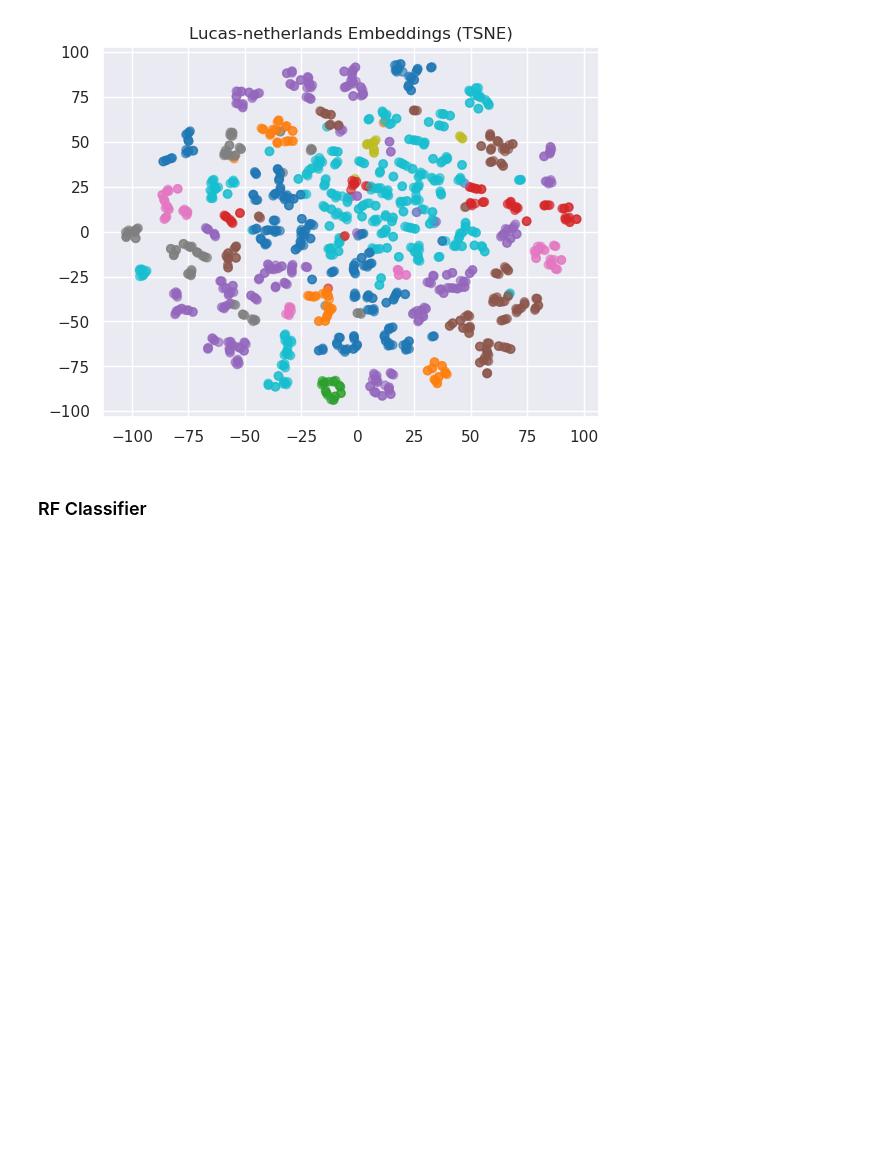
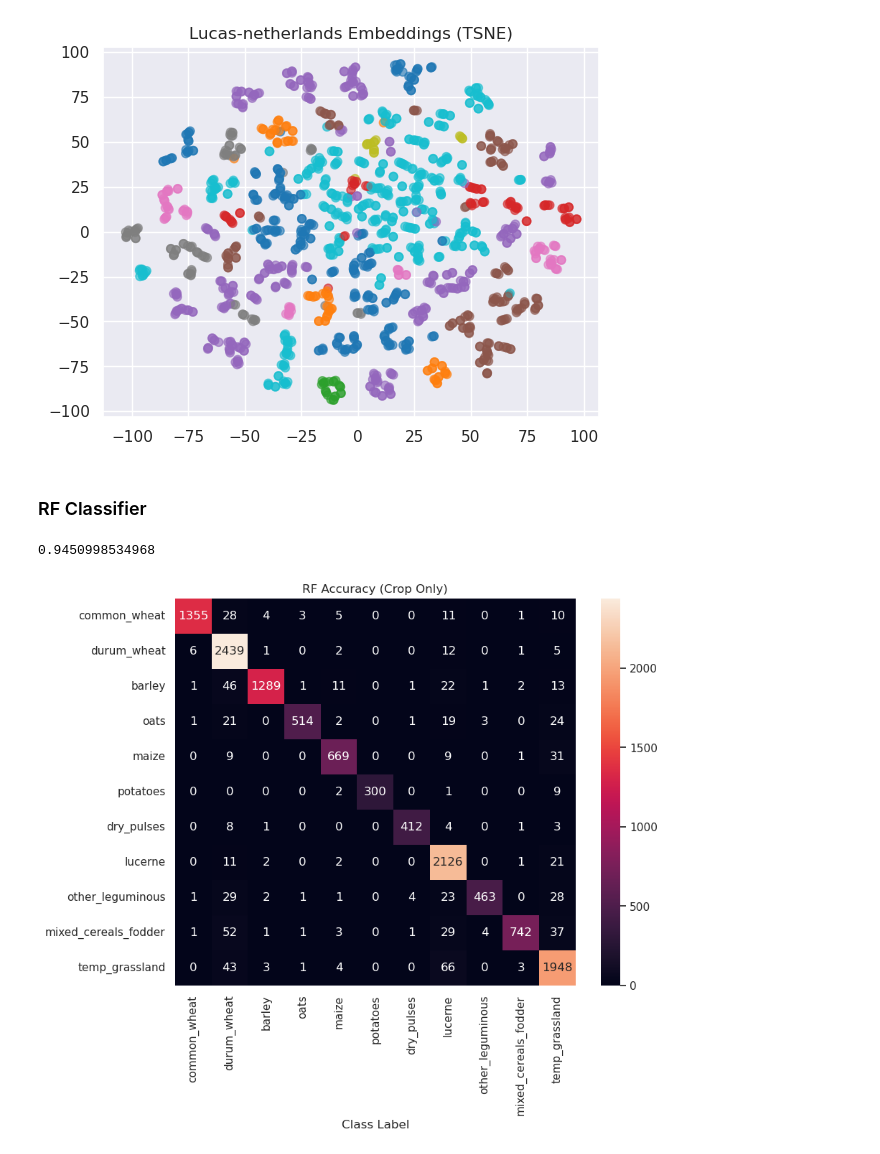
Before and after one commit to adamy03/CropTS, a Jupyter notebook: notebooks/lucas/inference.ipynb, the cells around one changed output. Saved outputs shown, nothing was run; the diff lists cells and outputs as text; code cells hidden in the pictures; blank space fills up the shorter version.

```diff
--- a/notebooks/lucas/inference.ipynb
+++ b/notebooks/lucas/inference.ipynb
@@ -216,0 +242,46 @@ print("train_acc: {}, test_acc: {}".format(accuracy_score(y_train_pred, y_train)
+# %%
+train_data = np.load(os.path.join('/scratch/bbug/ayang1/datasets/lucas_dataset_ieitptnl', 'train_signals.npy'))
+train_labels = np.load(os.path.join('/scratch/bbug/ayang1/datasets/lucas_dataset_ieitptnl', 'train_labels.npy'))
+
+crop_ds = CropTypeDataset(train_data, train_labels)
+keys = crop_ds.get_keys()
+reverse = dict(zip([np.argmax(x) for x in keys.values()], keys.keys()))
+
+train_data = np.mean(train_data, axis=1)
+# %%
+from sklearn.model_selection import GridSearchCV, train_test_split
+
+def train_rf(data, labels):
+    rf = RandomForestClassifier(
+        n_estimators=150,
+        max_depth=150
+    )
+    grid_search = GridSearchCV(
+        rf,
+        {
+            'n_estimators': [100, 150, 200],
+            'max_depth': [50, 100, 150, 200],
+        },
+        cv=5,
+        n_jobs=10,
+    )
+
+    grid_search.fit(data, labels)
+
+    return grid_search.best_estimator_
+# %%
+best = train_rf(train_data, train_labels)
+# %%
+test_data = np.load(os.path.join('/scratch/bbug/ayang1/datasets/lucas_dataset_ieitptnl', 'test_signals.npy'))
+test_labels = np.load(os.path.join('/scratch/bbug/ayang1/datasets/lucas_dataset_ieitptnl', 'test_labels.npy'))
+test_data = np.mean(test_data, axis=1)
+
+pred = best.predict(test_data)
+acc = np.sum(pred == test_labels) / len(test_labels)
+print(acc)
+
+
+confusion_plot(pred, test_labels, labels, 'RF Accuracy (Crop Only)')
+# %% [output]
+0.9450998534968
+[figure, added]
```
Also changed, not shown: parts of 30 cells of this notebook, 13 other files.
